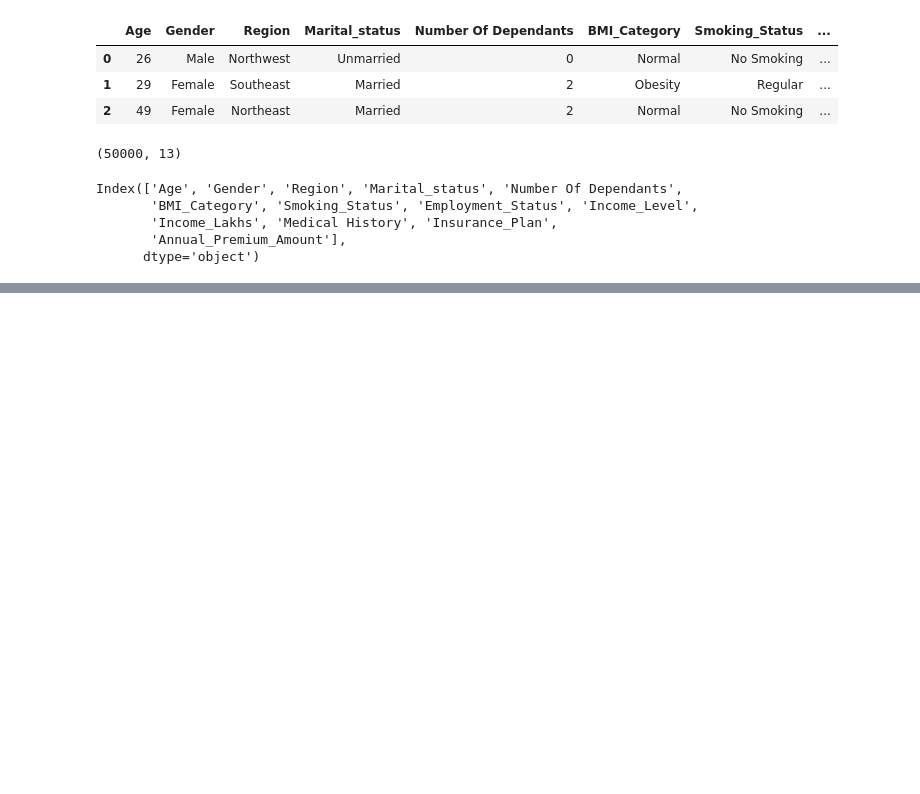
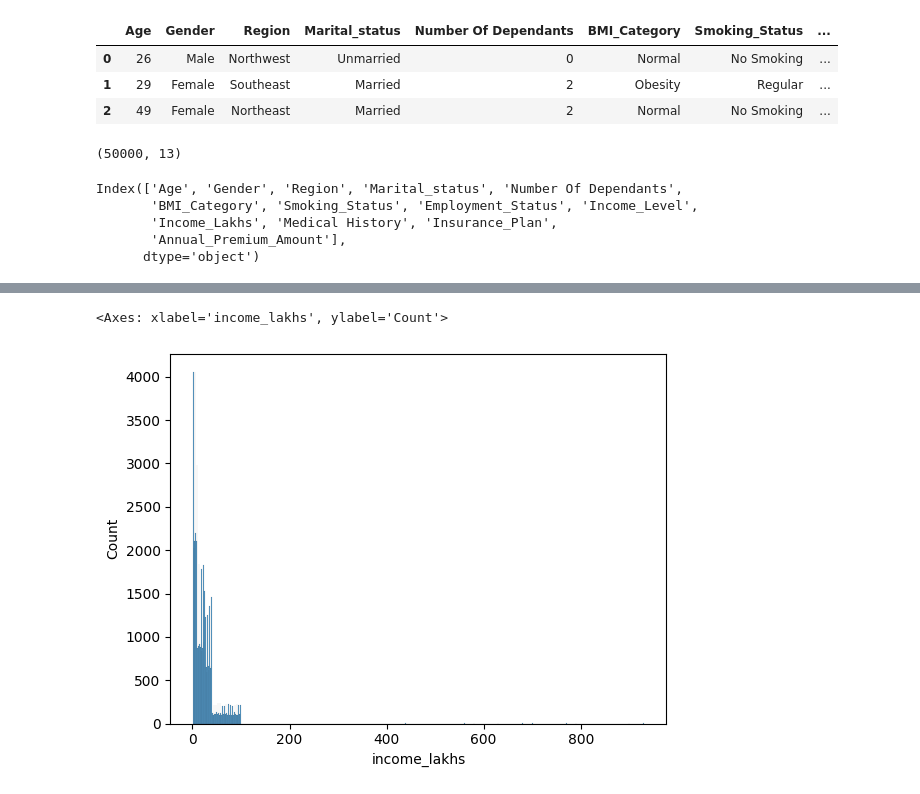
Before and after one commit to ByteMeRadi/Healthcare-Premium-Prediction-App, a Jupyter notebook: data_cleaning/ml_premium_prediction.ipynb, the cells around one changed output, grey strips where cells are left out. Cells and saved outputs as stored; diff of their text form; code cells hidden in the pictures; blank space fills up the shorter version.

```diff
--- a/data_cleaning/ml_premium_prediction.ipynb
+++ b/data_cleaning/ml_premium_prediction.ipynb
@@ -38,0 +162,3 @@ Index(['Age', 'Gender', 'Region', 'Marital_status', 'Number Of Dependants',
+# %%
+df1 = df[df.age<=100].copy()
+df1.describe()
@@ -38,0 +175,5 @@ Index(['Age', 'Gender', 'Region', 'Marital_status', 'Number Of Dependants',
+# %%
+sns.histplot(df1.income_lakhs)
+# %% [output]
+<Axes: xlabel='income_lakhs', ylabel='Count'>
+[figure, added]
```
Also changed, not shown: parts of 27 cells of this notebook.
